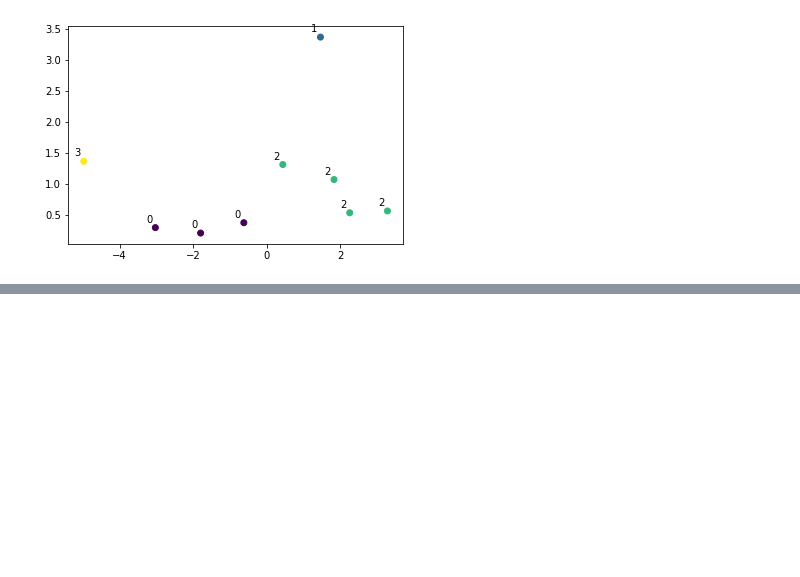
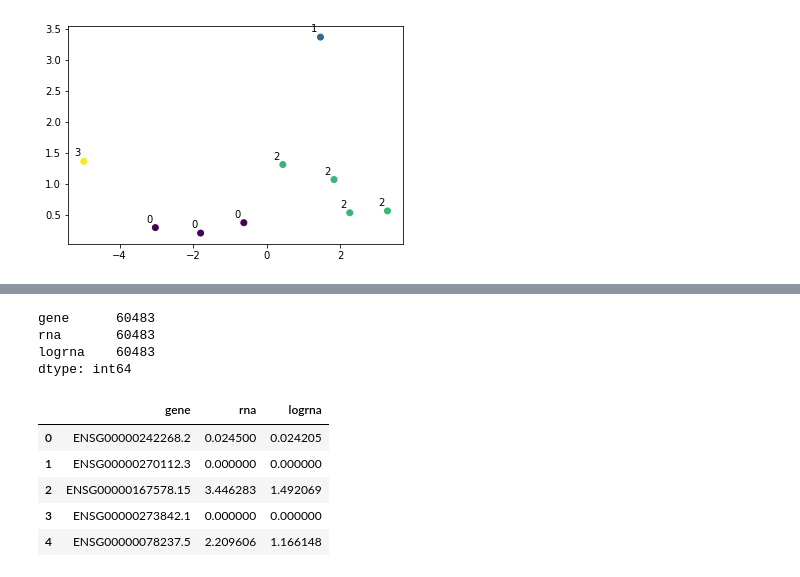
Before and after one commit to JSC270/2March2020_class, a Jupyter notebook: jsc270class_march2-student.ipynb, the cells around one changed output, grey strips where cells are left out. Drawn from its saved outputs; the diff is of its cells as text; code cells hidden in the pictures; blank space fills up the shorter version.

```diff
--- a/jsc270class_march2-student.ipynb
+++ b/jsc270class_march2-student.ipynb
@@ -478,0 +483,7 @@ plt.show()
+# %%
+import glob
+# get list of file names
+genefilenames = glob.glob('gdc_download_20200125_191127.229504/**/*.gz', recursive = True)
+print('number of gene files:',len(genefilenames))
+generna = genefilenames[0]
+generna
@@ -479,3 +499,22 @@ plt.show()
+# %%
+genedat = pd.read_csv(generna, sep = '\t', header = None, names = ['gene', 'rna'] )
+
+# transform rna values
+
+genedat['logrna'] = genedat['rna'].transform(lambda x: np.log(x+1))
+print(genedat.count())
+genedat.head()
+# %% [output]
+gene      60483
+rna       60483
+logrna    60483
+dtype: int64
+|  | gene | rna | logrna |
+| 0 | ENSG00000242268.2 | 0.024500 | 0.024205 |
+| 1 | ENSG00000270112.3 | 0.000000 | 0.000000 |
+| 2 | ENSG00000167578.15 | 3.446283 | 1.492069 |
+| 3 | ENSG00000273842.1 | 0.000000 | 0.000000 |
+| 4 | ENSG00000078237.5 | 2.209606 | 1.166148 |
 # %%
 from scipy.special import comb
 #print(comb(9,2))
```
Also changed, not shown: parts of 4 cells of this notebook.
